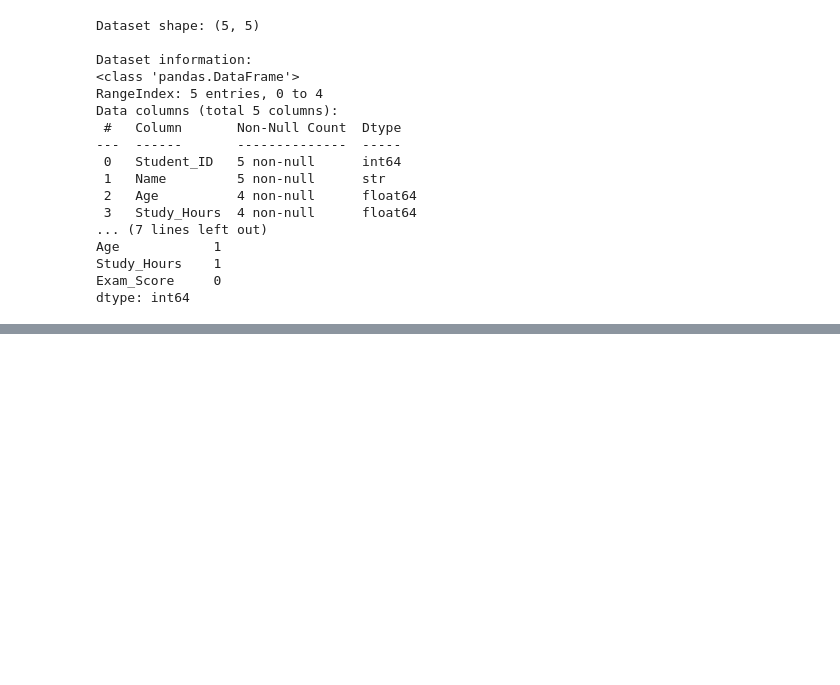
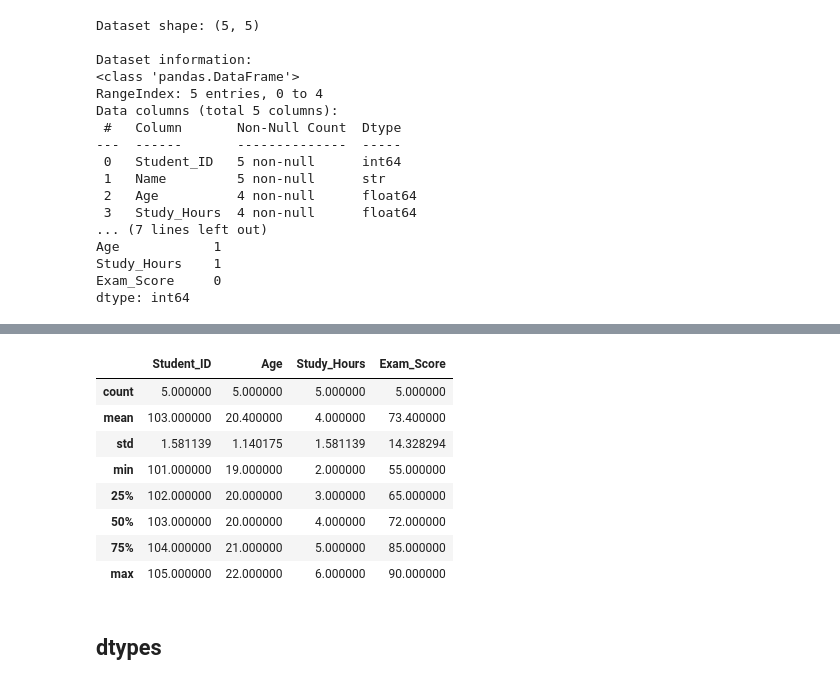
Before and after one commit to upendarreddyadla/-Sprint-4-Data-Inspection-Exploratory-Data-Analysis, a Jupyter notebook: 02_Data_Inspection.ipynb, the cells around one changed output, grey strips where cells are left out. Drawn from its saved outputs; the diff is of its cells as text; code cells hidden in the pictures; blank space fills up the shorter version.

```diff
--- a/02_Data_Inspection.ipynb
+++ b/02_Data_Inspection.ipynb
@@ -621,0 +648,14 @@ dtype: int64
+# %%
+import pandas as pd
+
+data = {
+    "Student_ID": [101, 102, 103, 104, 105],
+    "Name": ["Ravi", "Priya", "Arun", "Sneha", "Kiran"],
+    "Age": [20, 21, 19, 22, 20],
+    "Study_Hours": [3, 5, 2, 6, 4],
+    "Exam_Score": [65, 85, 55, 90, 72]
+}
+
+df = pd.DataFrame(data)
+
+df
@@ -621,0 +669,14 @@ dtype: int64
+# %%
+df.describe()
+# %% [output]
+|  | Student_ID | Age | Study_Hours | Exam_Score |
+| count | 5.000000 | 5.000000 | 5.000000 | 5.000000 |
+| mean | 103.000000 | 20.400000 | 4.000000 | 73.400000 |
+| std | 1.581139 | 1.140175 | 1.581139 | 14.328294 |
+| min | 101.000000 | 19.000000 | 2.000000 | 55.000000 |
+| 25% | 102.000000 | 20.000000 | 3.000000 | 65.000000 |
+| 50% | 103.000000 | 20.000000 | 4.000000 | 72.000000 |
+| 75% | 104.000000 | 21.000000 | 5.000000 | 85.000000 |
+| max | 105.000000 | 22.000000 | 6.000000 | 90.000000 |
+# %% [markdown]
+## dtypes
```
Also changed, not shown: parts of 19 cells of this notebook.
